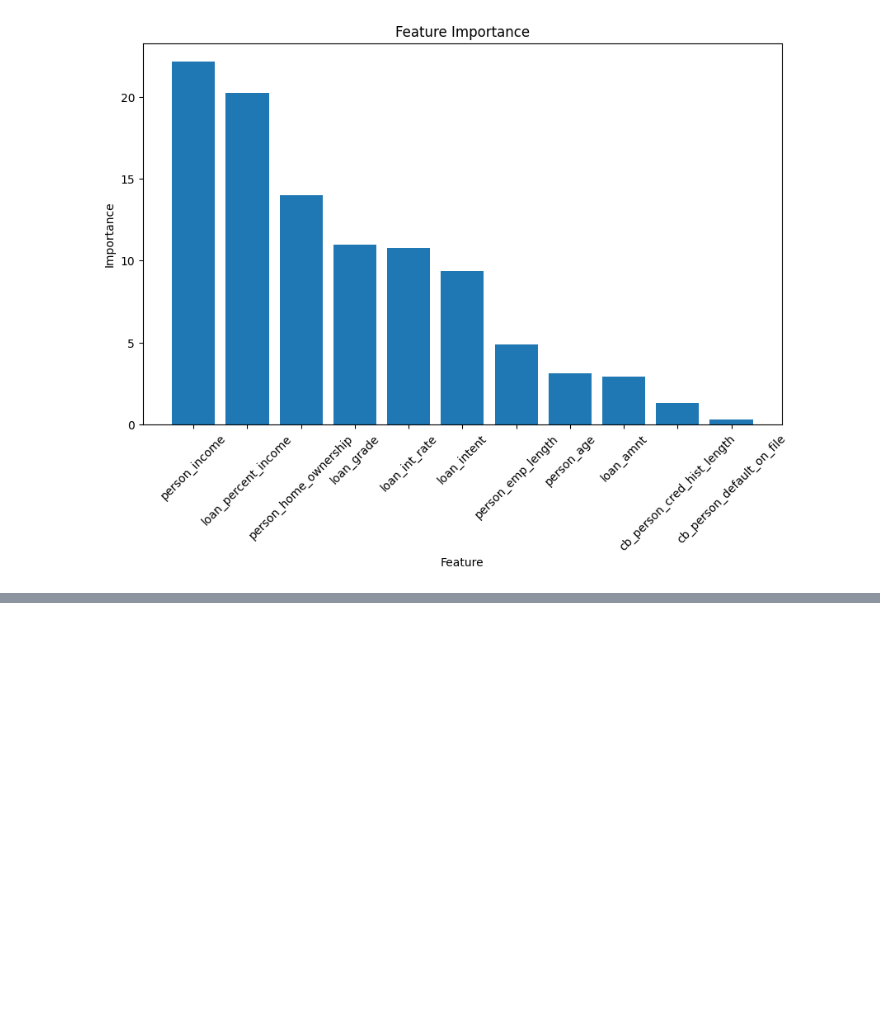
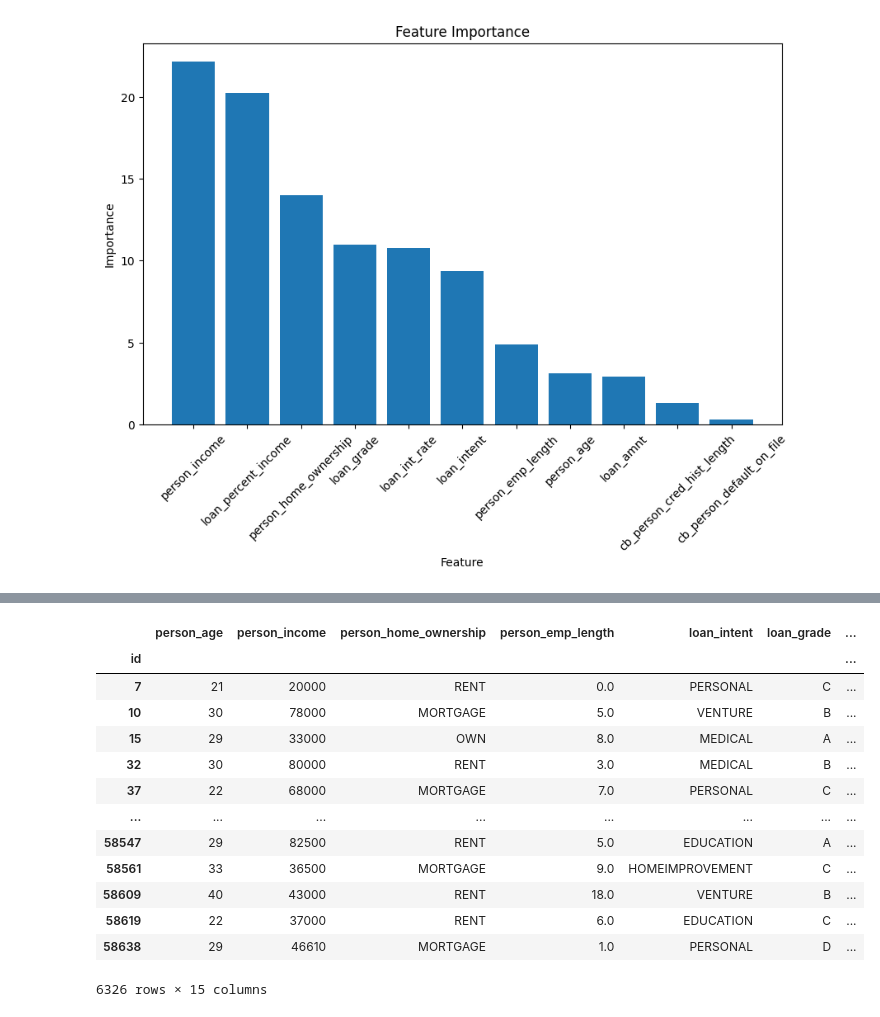
Before and after one commit to DevCorse-04/Devcourse4-3TP-DA, a Jupyter notebook: lkm_ml/compare_model.ipynb, the cells around one changed output, grey strips where cells are left out. Cells and saved outputs as stored; diff of their text form; code cells hidden in the pictures; blank space fills up the shorter version.

```diff
--- a/lkm_ml/compare_model.ipynb
+++ b/lkm_ml/compare_model.ipynb
@@ -329,0 +266,4 @@ loan_percent_income -> loan과 income의 선형적 변수임
+# %%
+df_added = df
+df_added['loan_income_rate'] = round(df['loan_amnt'] / df['person_income'], 2)
+df_added[['loan_percent_income', 'person_income', 'loan_amnt', 'loan_income_rate']].head()
@@ -329,0 +278,20 @@ loan_percent_income -> loan과 income의 선형적 변수임
+# %%
+df_added['total_loan'] = df_added['person_income'] * df_added['loan_percent_income']
+df_added['different_loan'] = df_added['loan_percent_income'] - df_added['loan_income_rate']
+# %%
+df_added[df_added['different_loan'] != 0]
+# %% [output]
+|  | person_age | person_income | person_home_ownership | person_emp_length | loan_intent | loan_grade | ... |
+| id |  |  |  |  |  |  | ... |
+| 7 | 21 | 20000 | RENT | 0.0 | PERSONAL | C | ... |
+| 10 | 30 | 78000 | MORTGAGE | 5.0 | VENTURE | B | ... |
+| 15 | 29 | 33000 | OWN | 8.0 | MEDICAL | A | ... |
+| 32 | 30 | 80000 | RENT | 3.0 | MEDICAL | B | ... |
+| 37 | 22 | 68000 | MORTGAGE | 7.0 | PERSONAL | C | ... |
+| ... | ... | ... | ... | ... | ... | ... | ... |
+| 58547 | 29 | 82500 | RENT | 5.0 | EDUCATION | A | ... |
+| 58561 | 33 | 36500 | MORTGAGE | 9.0 | HOMEIMPROVEMENT | C | ... |
+| 58609 | 40 | 43000 | RENT | 18.0 | VENTURE | B | ... |
+| 58619 | 22 | 37000 | RENT | 6.0 | EDUCATION | C | ... |
+| 58638 | 29 | 46610 | MORTGAGE | 1.0 | PERSONAL | D | ... |
+6326 rows × 15 columns
```
Also changed, not shown: parts of 24 cells of this notebook.
